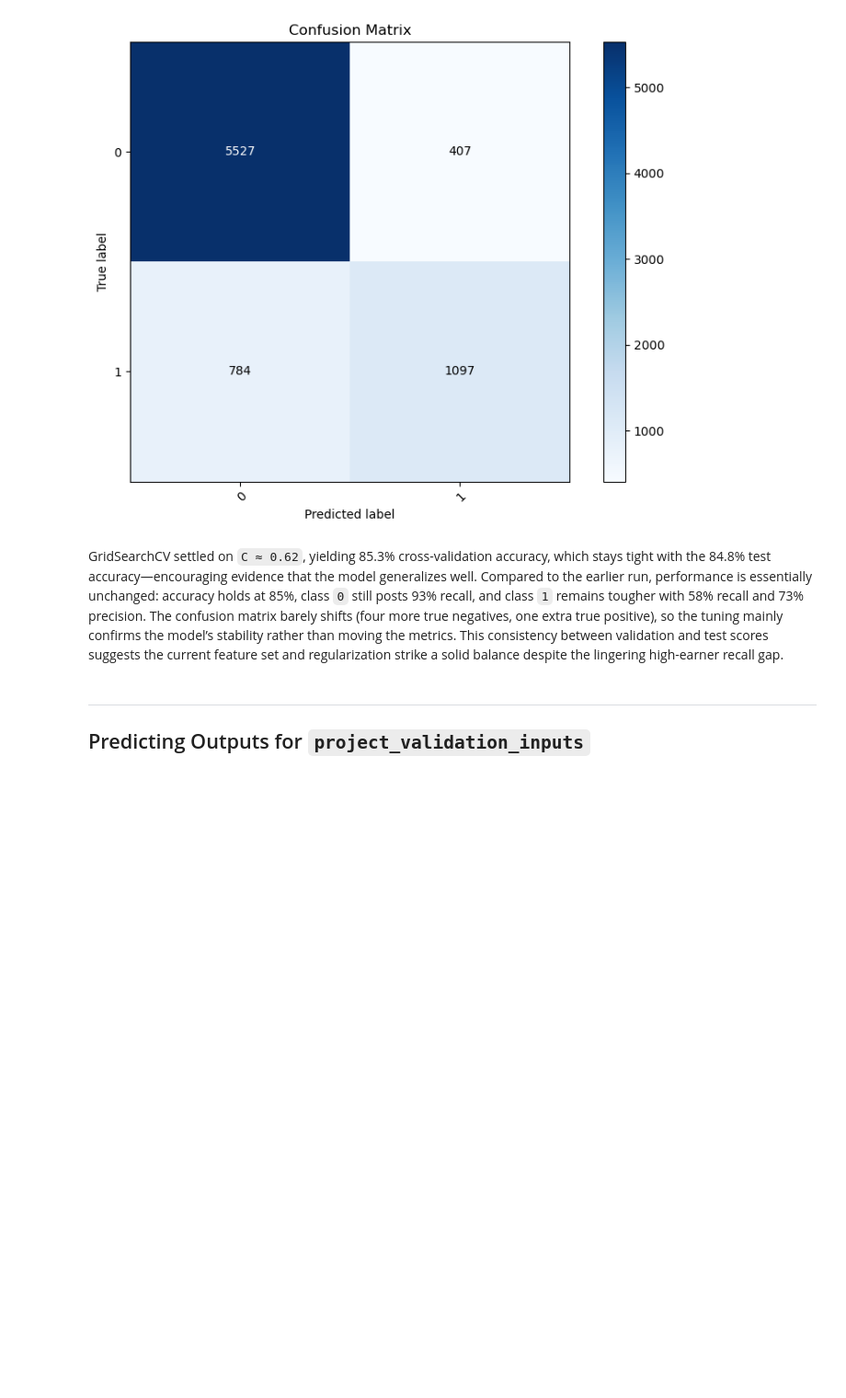
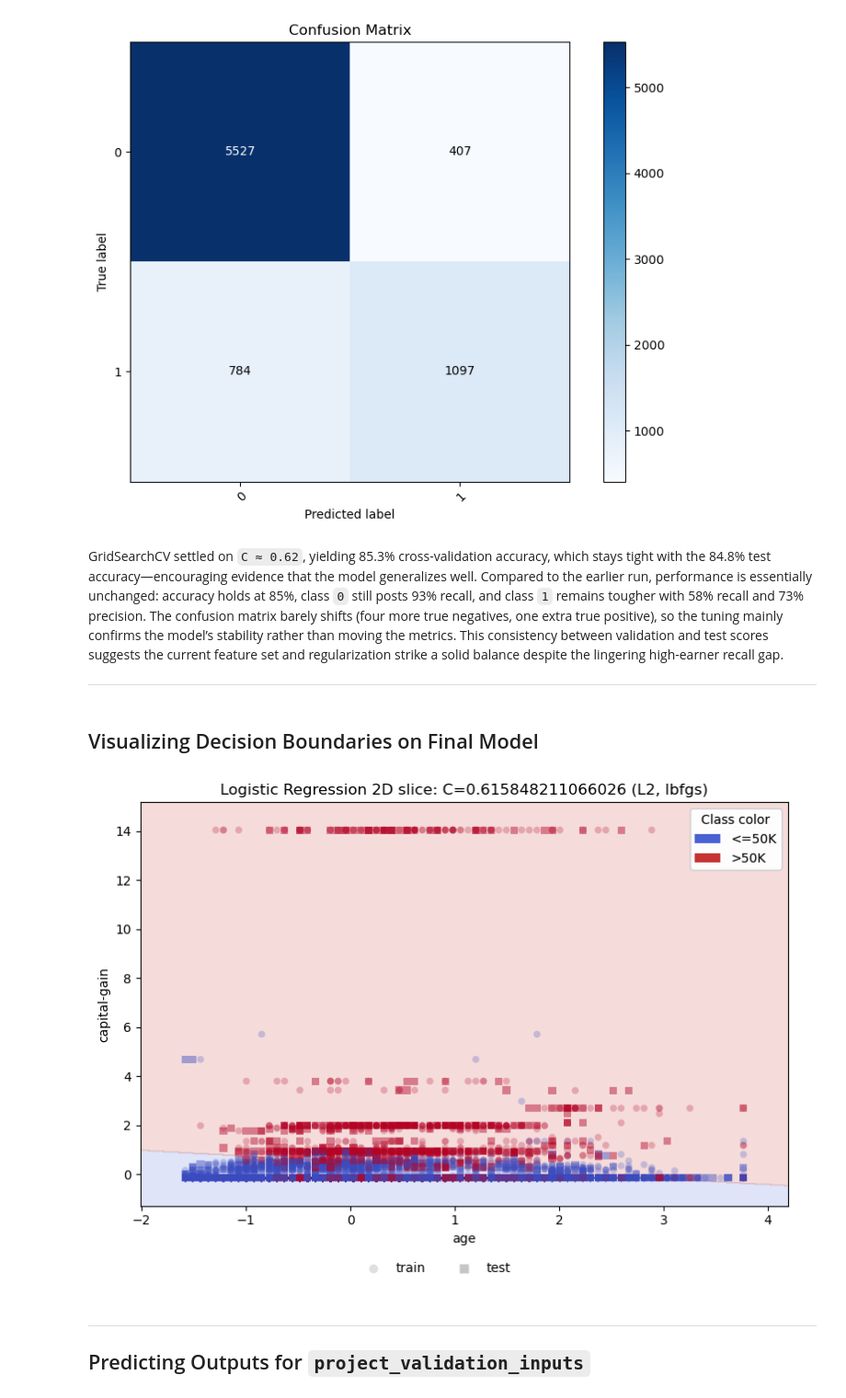
Before and after one commit to jonatanalcala/ml-classification, a Jupyter notebook: notebooks/05_logreg.ipynb, the cells around one changed output. Shown at 92% size. Drawn from its saved outputs; the diff is of its cells as text; code cells hidden in the pictures; blank space fills up the shorter version.

Commit message:
Added decision boundary visual

```diff
--- a/notebooks/05_logreg.ipynb
+++ b/notebooks/05_logreg.ipynb
@@ -211,3 +214,7 @@ Confusion Matrix:
 [figure]
 # %% [markdown]
 GridSearchCV settled on `C ≈ 0.62`, yielding 85.3% cross-validation accuracy, which stays tight with the 84.8% test accuracy—encouraging evidence that the model generalizes well. Compared to the earlier run, performance is essentially unchanged: accuracy holds at 85%, class `0` still posts 93% recall, and class `1` remains tougher with 58% recall and 73% precision. The confusion matrix barely shifts (four more true negatives, one extra true positive), so the tuning mainly confirms the model’s stability rather than moving the metrics. This consistency between validation and test scores suggests the current feature set and regularization strike a solid balance despite the lingering high-earner recall gap.
+
+----
+# %% [markdown]
+## Visualizing Decision Boundaries on Final Model
@@ -214,3 +310,37 @@ GridSearchCV settled on `C ≈ 0.62`, yielding 85.3% cross-validation accuracy,
+# %%
+# Two features (same used in SVM)
+top2 = ["age", "capital-gain"]
+Xtr2 = X_train.loc[:, top2]
+Xte2 = X_test.loc[:, top2]
+
+# Model
+try:
+    best_C = grid_search.best_estimator_.C
+except AttributeError:
+    best_C = grid_search.best_params_.get("logisticregression__C", 1.0)
+
+# Fresh LR for the 2-D slice; fit inside the plotting helper
+logreg2d = LogisticRegression(
+    C=best_C, penalty="l2", solver="lbfgs", max_iter=2000, random_state=42
+)
+
+# File name for visual
+# --- file name for the plot ---
+out = f"../outputs/graphs/logreg_regions_{top2[0]}_vs_{top2[1]}_C{best_model.C}.png"
+
+plot_scatter_with_decision_regions(
+    Xtr2, y_train,
+    Xte2, y_test,
+    feature_names=tuple(top2),
+    title=f"Logistic Regression 2D slice: C={best_C} (L2, lbfgs)",
+    classifier=logreg2d,
+    fit_classifier=True,
+    svc_params=None,
+    class_labels={0:"<=50K", 1:">50K"},
+    savepath=out
+)
+# %% [output]
+[figure, added]
 # %% [markdown]
 ---
 
```
Also changed, not shown: parts of 2 cells of this notebook, 2 other files.
